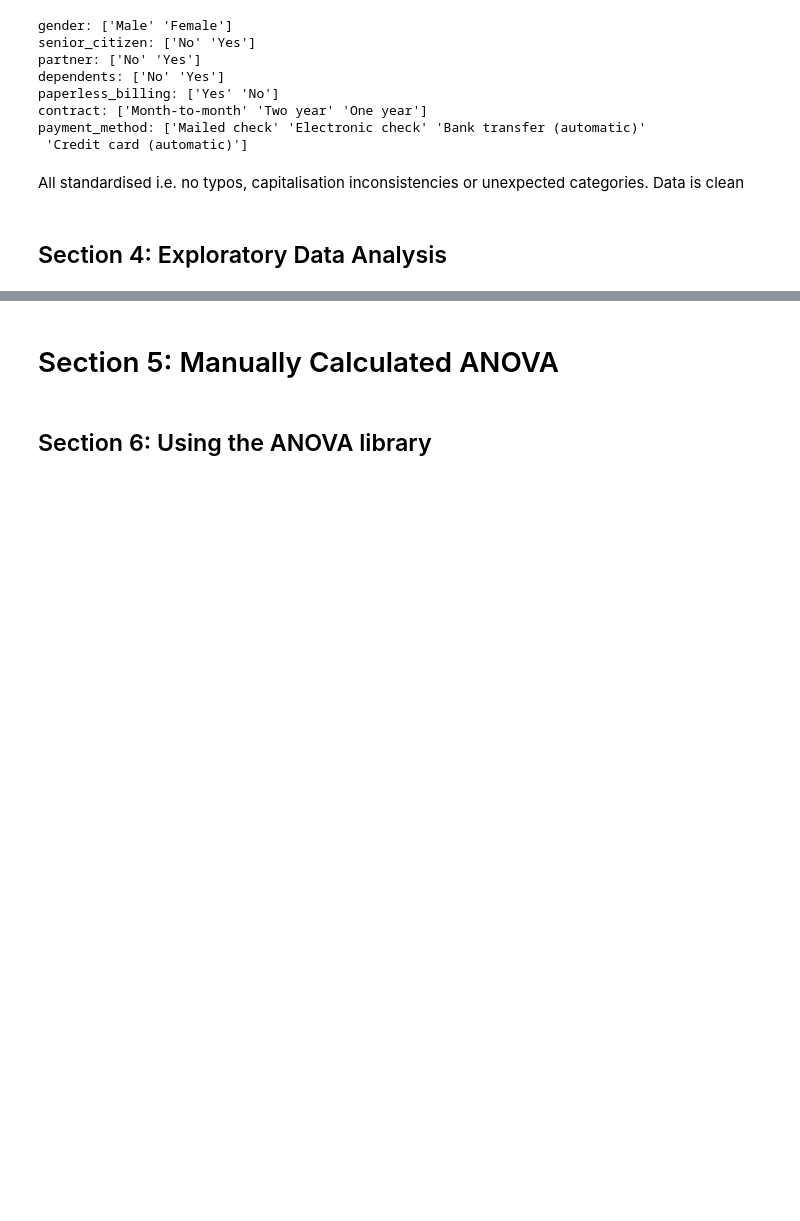
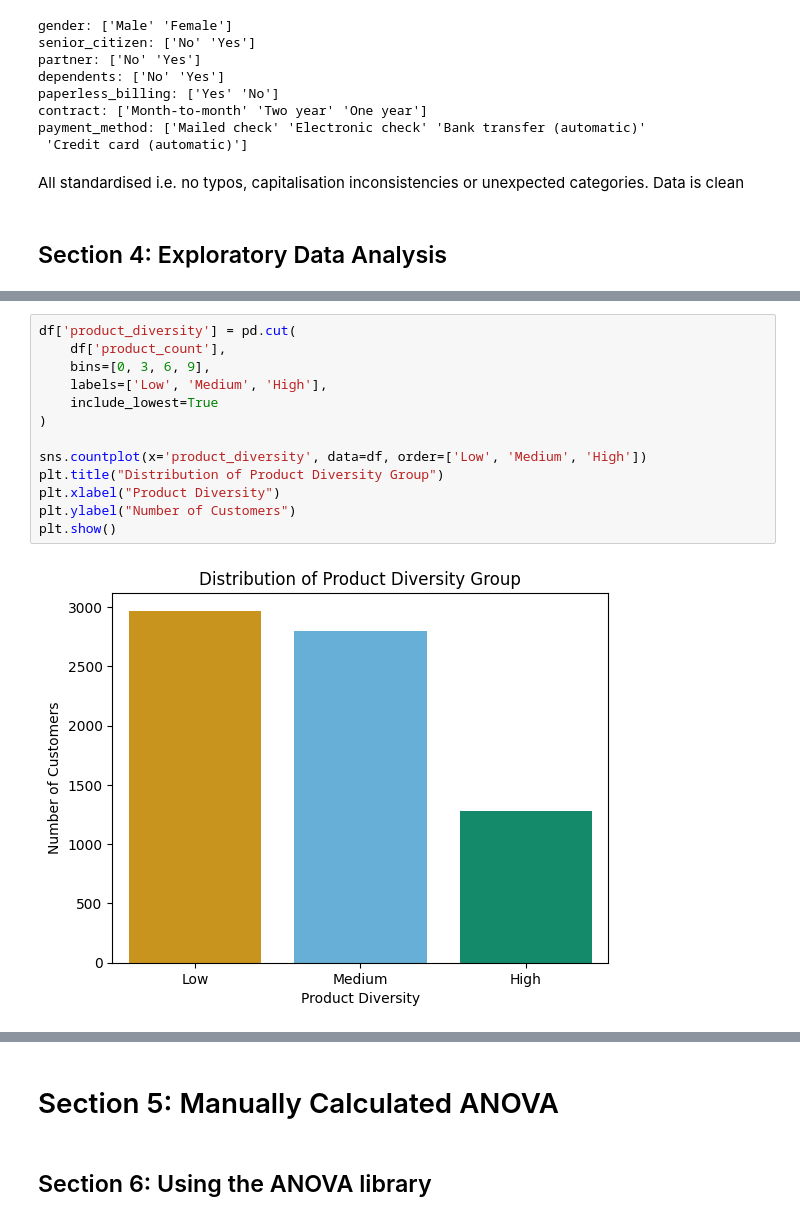
Before and after one commit to JessNicholls/asmm_summative_2, a Jupyter notebook: ASMM Summative 2.ipynb, the cells around one changed output, grey strips where cells are left out. Cells and saved outputs as stored; diff of their text form; blank space fills up the shorter version.

```diff
--- a/ASMM Summative 2.ipynb
+++ b/ASMM Summative 2.ipynb
@@ -330,0 +382,15 @@ All standardised i.e. no typos, capitalisation inconsistencies or unexpected cat
+# %%
+df['product_diversity'] = pd.cut(
+    df['product_count'],
+    bins=[0, 3, 6, 9],
+    labels=['Low', 'Medium', 'High'],
+    include_lowest=True
+)
+
+sns.countplot(x='product_diversity', data=df, order=['Low', 'Medium', 'High'])
+plt.title("Distribution of Product Diversity Group")
+plt.xlabel("Product Diversity")
+plt.ylabel("Number of Customers")
+plt.show()
+# %% [output]
+[figure, added]
```
Also changed, not shown: parts of 32 cells of this notebook.
